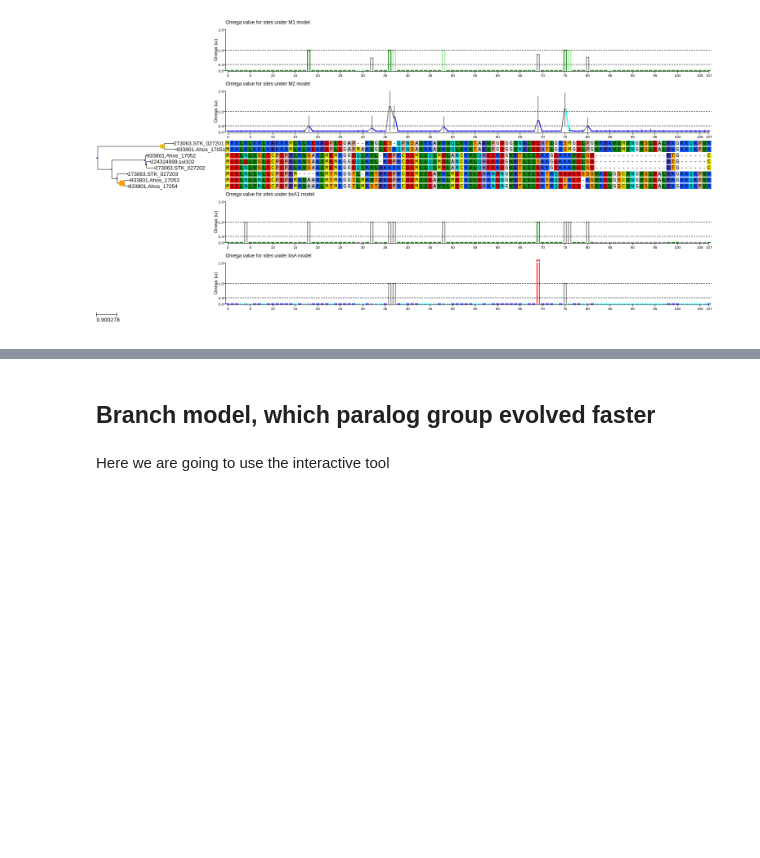
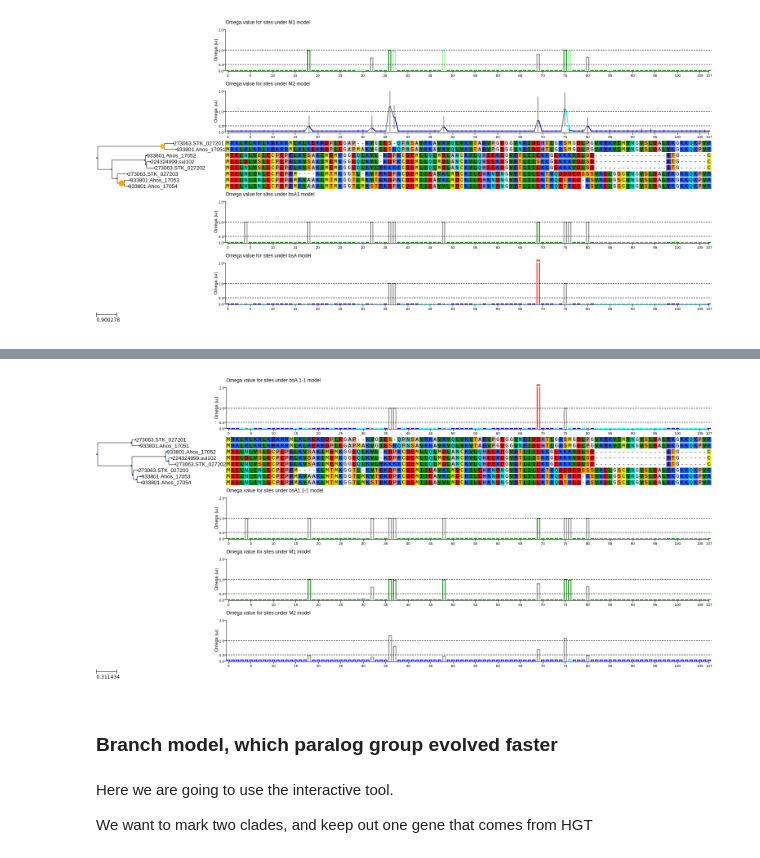
Before and after one commit to etetoolkit/course, a Jupyter notebook: nb/06-testing_selection/06-simple_evolutionary_models.ipynb, the cells around one changed output, grey strips where cells are left out. Drawn from its saved outputs; the diff is of its cells as text; code cells hidden in the pictures; blank space fills up the shorter version.

```diff
--- a/nb/06-testing_selection/06-simple_evolutionary_models.ipynb
+++ b/nb/06-testing_selection/06-simple_evolutionary_models.ipynb
@@ -190,4 +225,10 @@ tree.render('%%inline', histfaces=['M1', 'M2', 'bsA1', 'bsA'])
+# %%
+Image('data/evol/{}/summary_image.png'.format(wanted))
+# %% [output]
+[figure, added]
 # %% [markdown]
-## Branch model, which paralog group evolved faster
+### Branch model, which paralog group evolved faster
 # %% [markdown]
-Here we are going to use the interactive tool
+Here we are going to use the interactive tool.
+
+We want to mark two clades, and keep out one gene that comes from HGT
```
Also changed, not shown: parts of 10 cells of this notebook, 1 other file.
